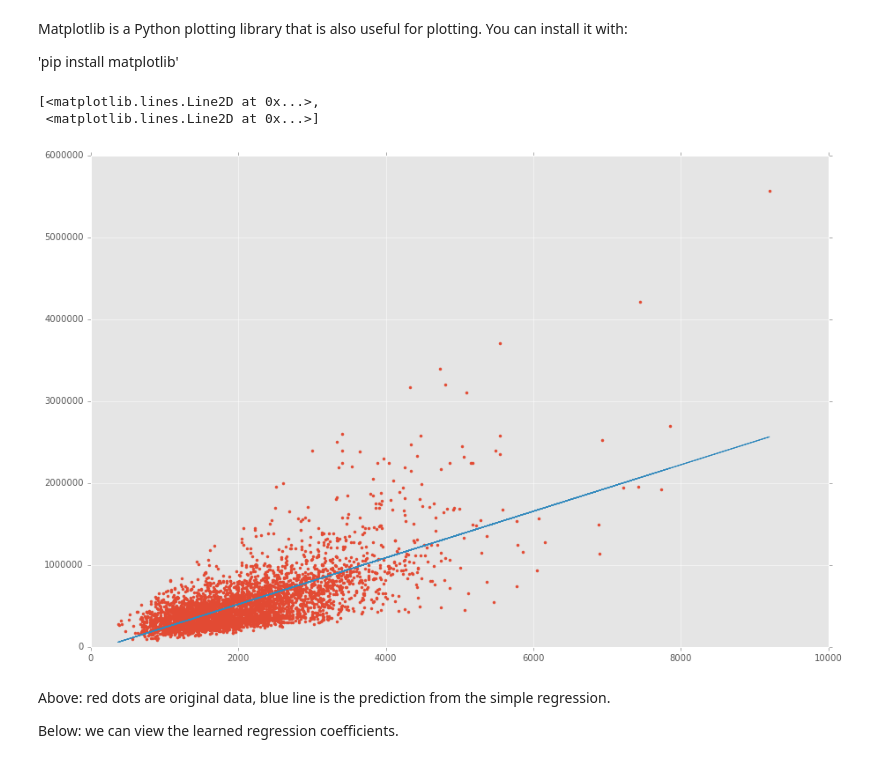
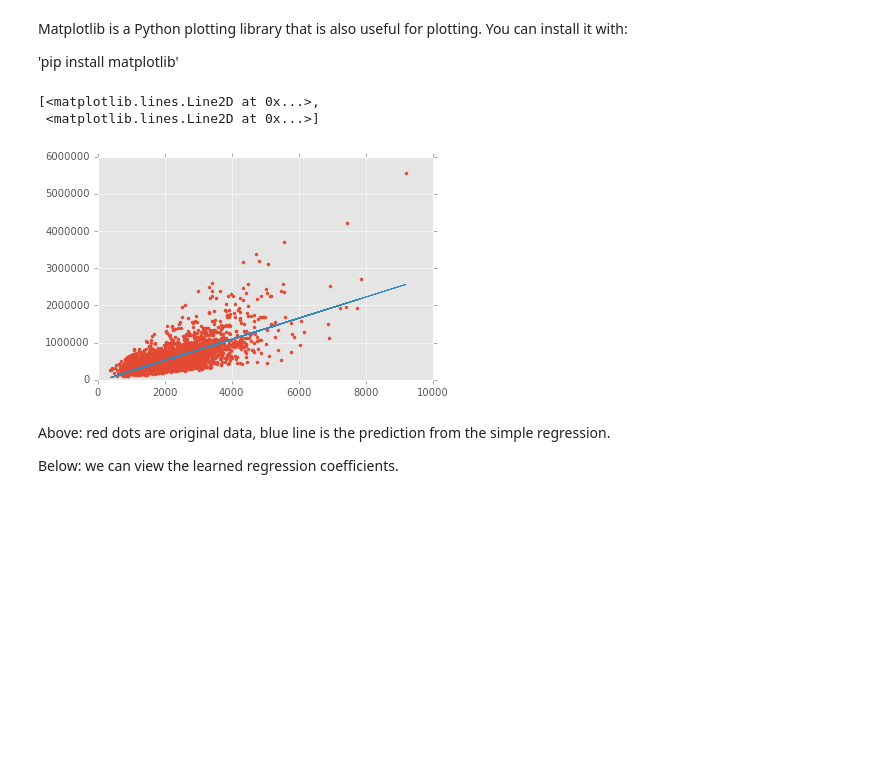
Before and after one commit to lubagloukhova/WWC_MLFund, a Jupyter notebook: Predicting house prices Pydemo.ipynb, the cells around one changed output. Drawn from its saved outputs; the diff is of its cells as text; code cells hidden in the pictures; blank space fills up the shorter version.

```diff
--- a/Predicting house prices Pydemo.ipynb
+++ b/Predicting house prices Pydemo.ipynb
@@ -69,4 +69,6 @@ df.plot.scatter(x="sqft_living", y="price")
 [figure]
 # %%
 # Plot is very small?
-matplotlib.rcParams['figure.figsize']
+# matplotlib.rcParams['figure.figsize'] # Change default plot size
+# matplotlib.rcParams['figure.figsize'] = (15.0, 10.0)
+# df.plot.scatter(x="sqft_living", y="price")
@@ -75,4 +74,0 @@ matplotlib.rcParams['figure.figsize']
-# %%
-# Change default plot size
-matplotlib.rcParams['figure.figsize'] = (15.0, 10.0)
-df.plot.scatter(x="sqft_living", y="price")
@@ -154,13 +147,13 @@ Matplotlib is a Python plotting library that is also useful for plotting.  You c
 import matplotlib.pyplot as plt
 %matplotlib inline
 # %%
-matplotlib.rcParams['figure.figsize'] = (15.0, 10.0)
+# matplotlib.rcParams['figure.figsize'] = (15.0, 10.0)
 plt.plot(X_test,y_test,'.',
          X_test,y_pred,'-')
 # %% [output]
 [<matplotlib.lines.Line2D at 0x...>,
  <matplotlib.lines.Line2D at 0x...>]
-[figure, old version]
+[figure, new version]
 # %% [markdown]
 Above:  red dots are original data, blue line is the prediction from the simple regression.
 
```
Also changed, not shown: parts of 2 cells of this notebook, 8 other files.
